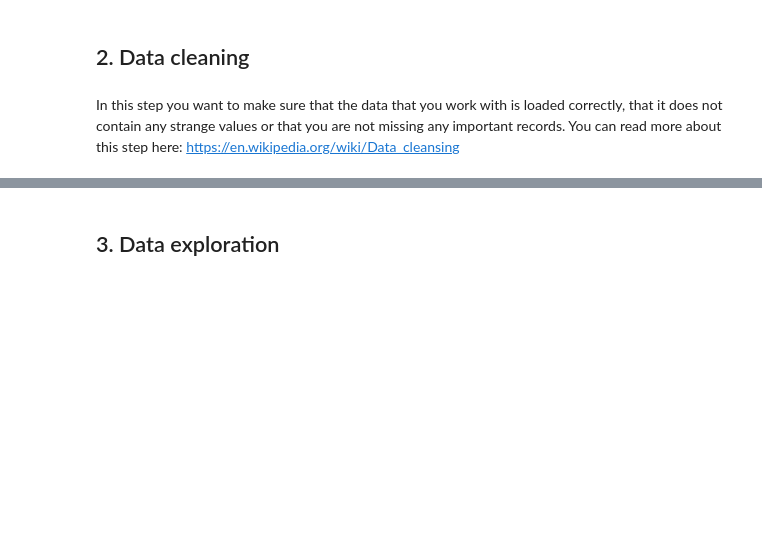
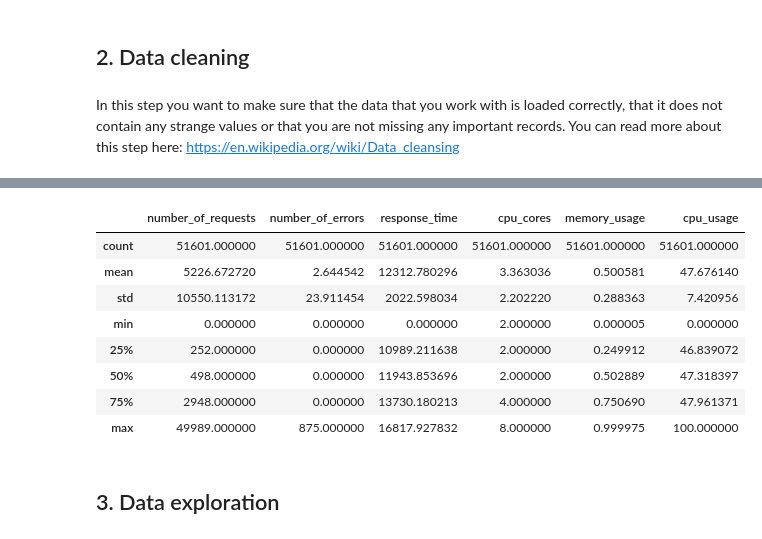
Before and after one commit to natasa-plulikova/interns_day, a Jupyter notebook: Starter_notebook.ipynb, the cells around one changed output, grey strips where cells are left out. Cells and saved outputs as stored; diff of their text form; code cells hidden in the pictures; blank space fills up the shorter version.

```diff
--- a/Starter_notebook.ipynb
+++ b/Starter_notebook.ipynb
@@ -112,3 +103,0 @@ True
-# %%
-df_test = df_test.set_index('id')
-df_train =df_train.set_index('id') #setting indexes
@@ -138,0 +112,5 @@ df_test
+# %%
+drop_c = ['id',
+          'timestamp']
+df_test.drop(columns=drop_c, inplace=True, axis=1)
+df_train.drop(columns=drop_c, inplace=True, axis=1)
@@ -139,3 +141,15 @@ df_test
+# %%
+df_train.describe()
+# %% [output]
+|  | number_of_requests | number_of_errors | response_time | cpu_cores | memory_usage | cpu_usage |
+| count | 51601.000000 | 51601.000000 | 51601.000000 | 51601.000000 | 51601.000000 | 51601.000000 |
+| mean | 5226.672720 | 2.644542 | 12312.780296 | 3.363036 | 0.500581 | 47.676140 |
+| std | 10550.113172 | 23.911454 | 2022.598034 | 2.202220 | 0.288363 | 7.420956 |
+| min | 0.000000 | 0.000000 | 0.000000 | 2.000000 | 0.000005 | 0.000000 |
+| 25% | 252.000000 | 0.000000 | 10989.211638 | 2.000000 | 0.249912 | 46.839072 |
+| 50% | 498.000000 | 0.000000 | 11943.853696 | 2.000000 | 0.502889 | 47.318397 |
+| 75% | 2948.000000 | 0.000000 | 13730.180213 | 4.000000 | 0.750690 | 47.961371 |
+| max | 49989.000000 | 875.000000 | 16817.927832 | 8.000000 | 0.999975 | 100.000000 |
 # %% [markdown]
 ## 3. Data exploration
 # %% [markdown]
```
Also changed, not shown: parts of 21 cells of this notebook.
